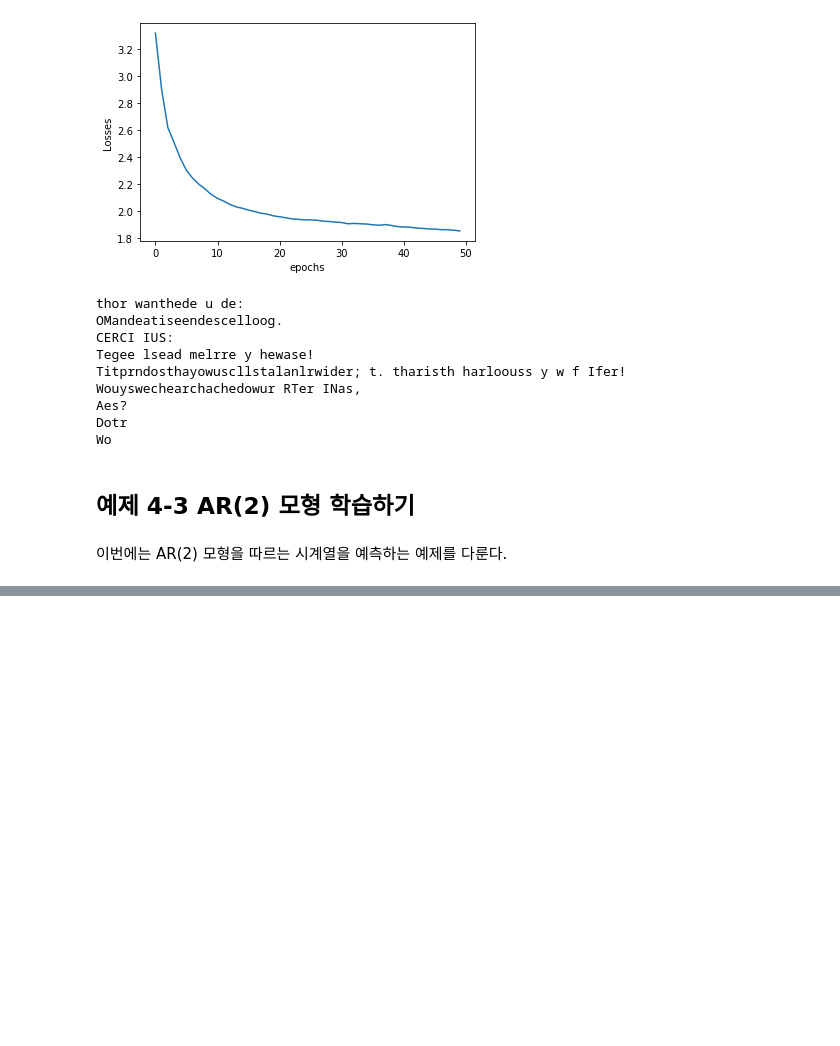
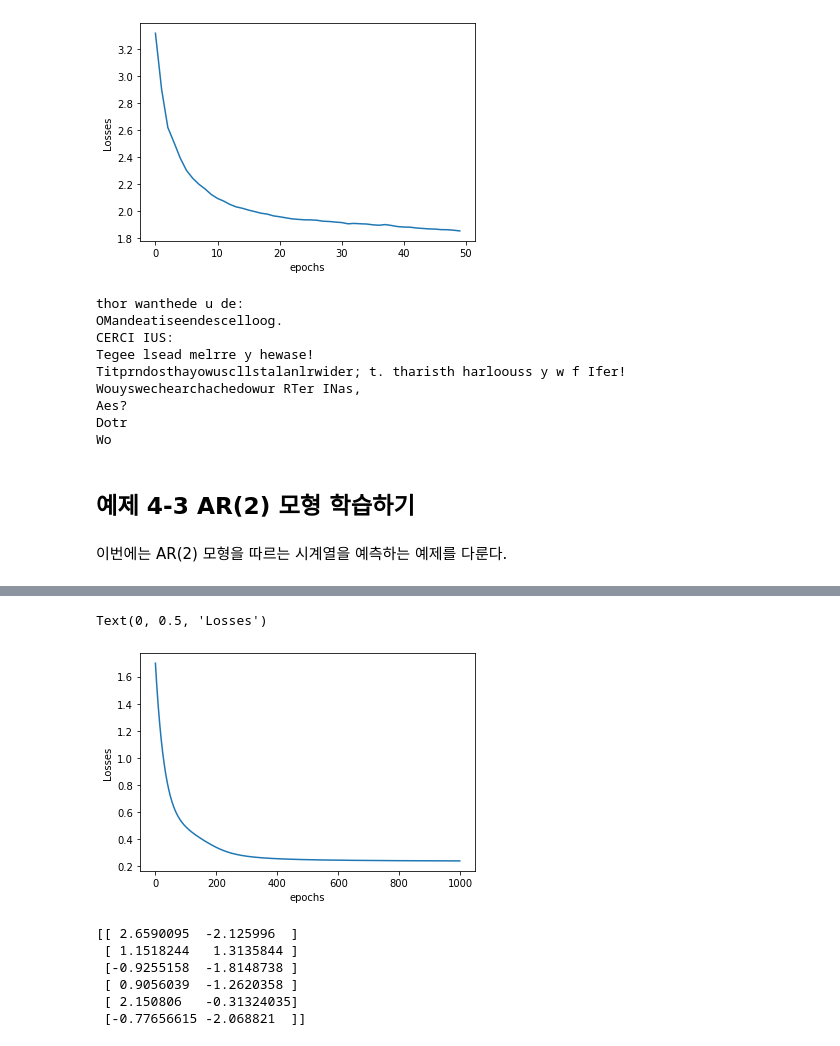
Before and after one commit to TrynBug/golbin, a Jupyter notebook: DeepLearningWithTnesorFlow/4장/예제4.ipynb, the cells around one changed output, grey strips where cells are left out. Saved outputs shown, nothing was run; the diff lists cells and outputs as text; code cells hidden in the pictures; blank space fills up the shorter version.

```diff
--- a/DeepLearningWithTnesorFlow/4장/예제4.ipynb
+++ b/DeepLearningWithTnesorFlow/4장/예제4.ipynb
@@ -538,0 +698,4 @@ model.add(tf.keras.layers.Dense(n_unique_chars))
+# %%
+model = tf.keras.Sequential()
+model.add(tf.keras.layers.Dense(2, input_shape=(6,), activation=None))
+model.add(tf.keras.layers.Dense(6, activation='softmax'))
@@ -538,0 +717,19 @@ model.add(tf.keras.layers.Dense(n_unique_chars))
+# %%
+# 손실함수
+#cross_entropy_loss = tf.reduce_mean(-tf.reduce_sum(Y * tf.log(prediction), reduction_indices=[1]))
+def loss(labels, predictions):
+    return tf.reduce_mean(-tf.reduce_sum(labels * tf.math.log(predictions), axis=1))
+# %%
+# optimizer 정의
+#train_step = tf.train.GradientDescentOptimizer(learning_rate).minimize(cross_entropy_loss)
+model.compile(optimizer=tf.optimizers.SGD(learning_rate=learning_rate), loss=loss)
+# %%
+history = model.fit(dataset, epochs=nepochs, verbose=0)
+# %%
+fig, ax = plt.subplots()
+_ = plt.plot(history.history['loss'])
+ax.set_xlabel('epochs')
+ax.set_ylabel('Losses')
+# %% [output]
+Text(0, 0.5, 'Losses')
+[figure, added]
@@ -538,0 +740,10 @@ model.add(tf.keras.layers.Dense(n_unique_chars))
+# %%
+vectors = W1 + b1
+print(vectors)
+# %% [output]
+[[ 2.6590095  -2.125996  ]
+ [ 1.1518244   1.3135844 ]
+ [-0.9255158  -1.8148738 ]
+ [ 0.9056039  -1.2620358 ]
+ [ 2.150806   -0.31324035]
+ [-0.77656615 -2.068821  ]]
```
Also changed, not shown: parts of 34 cells of this notebook.
